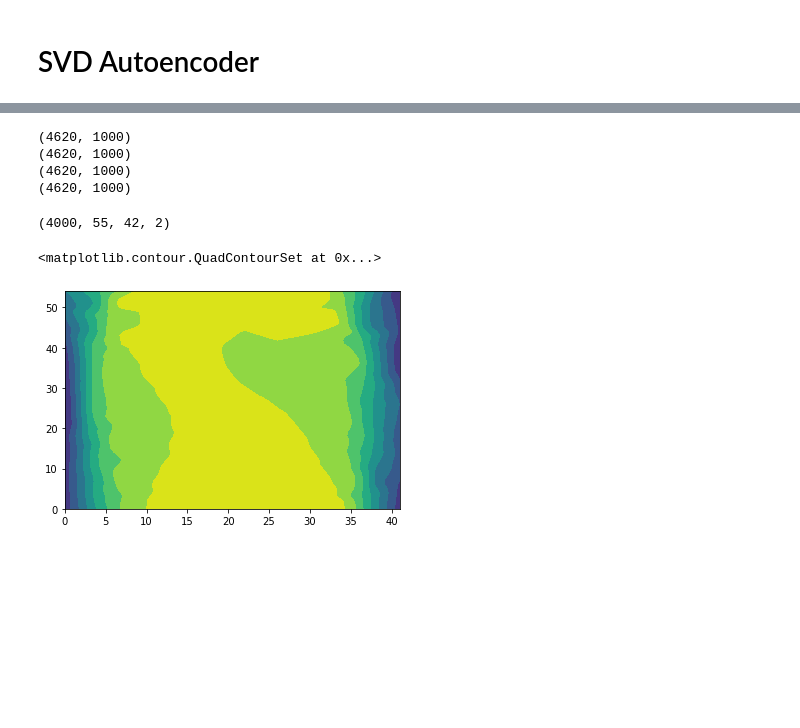
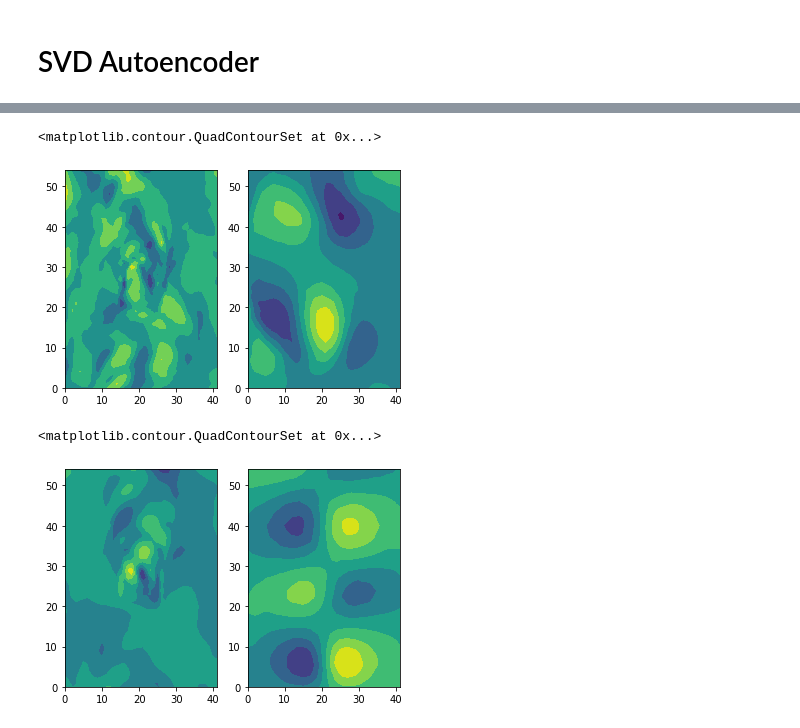
Before and after one commit to acse-zrw20/DD-GAN-AE, a Jupyter notebook: examples/basic_usage.ipynb, the cells around one changed output, grey strips where cells are left out. Saved outputs shown, nothing was run; the diff lists cells and outputs as text; code cells hidden in the pictures; blank space fills up the shorter version.

```diff
--- a/examples/basic_usage.ipynb
+++ b/examples/basic_usage.ipynb
@@ -292,0 +274,4 @@ snapshots_grids = np.load("./../submodules/DD-GAN/data/processed/snaphsots_field
+# %%
+x_train, x_val = train_test_split(snapshots_grids, test_size=0.1 )
+x_train = layer(x_train).numpy().swapaxes(0, 2)
+x_val = layer(x_val).numpy().swapaxes(0, 2)
@@ -293,6 +286,6 @@ snapshots_grids = np.load("./../submodules/DD-GAN/data/processed/snaphsots_field
 # %%
 initializer = tf.keras.initializers.RandomNormal(mean=0.0, stddev=0.05, seed=None)
-optimizer = tf.keras.optimizers.Nadam(lr=0.0003, beta_1=0.9, beta_2=0.999)
+optimizer = tf.keras.optimizers.Nadam(lr=0.0006, beta_1=0.9, beta_2=0.999)
 
 dense_encoder = build_dense_encoder(10, initializer, info=False)
 dense_decoder = build_dense_decoder(100, 10, initializer, info=False)
@@ -300,4 +293,4 @@ dense_decoder = build_dense_decoder(100, 10, initializer, info=False)
 svdae = SVDAE(dense_encoder, dense_decoder, optimizer)
 svdae.compile(100)
 # %%
-svdae.train(snapshots_grids, 20, val_data=snapshots_grids)
+svdae.train(x_train, 50, val_data=x_val)
@@ -386,24 +297,40 @@ ax.contourf(snap[10, :, :, 0])
-# %%
-for i in snapshots_grids:
-    print(i.shape)
-# %% [output]
-(4620, 1000)
-(4620, 1000)
-(4620, 1000)
-(4620, 1000)
-# %%
-snapshots_grids = np.load("./../submodules/DD-GAN/data/processed/snaphsots_field_Velocity_4_1000steps.npy")
-
-input_shape = (55, 42, 2)
-snapshots = convert_2d(snapshots_grids, input_shape, 1000)
-snapshots = np.array(snapshots).reshape(4000, *input_shape)
-# %%
-snapshots.shape
-# %% [output]
-(4000, 55, 42, 2)
-# %%
-fig, ax = plt.subplots(1)
-ax.contourf(snapshots[3010,:,:,0])
-# %% [output]
-<matplotlib.contour.QuadContourSet at 0x...>
-[figure, removed]
+# %%
+original = snapshots_grids[2, :, 200]
+
+result = svdae.predict_single(original)
+result = np.expand_dims(result,(0,2))
+input_shape = (55, 42, 2)
+result = convert_2d(result, input_shape, 1)
+
+
+original = np.expand_dims(original,(0,2))
+input_shape = (55, 42, 2)
+original = convert_2d(original, input_shape, 1)
+
+
+fig, ax = plt.subplots(1,2)
+ax[0].contourf(result[0][0, :, :, 0])
+ax[1].contourf(original[0][0, :, :, 0])
+# %% [output]
+<matplotlib.contour.QuadContourSet at 0x...>
+[figure, added]
+# %%
+original = x_val[2, :, 30]
+
+result = svdae.predict_single(original)
+result = np.expand_dims(result,(0,2))
+input_shape = (55, 42, 2)
+result = convert_2d(result, input_shape, 1)
+
+
+original = np.expand_dims(original,(0,2))
+input_shape = (55, 42, 2)
+original = convert_2d(original, input_shape, 1)
+
+
+fig, ax = plt.subplots(1,2)
+ax[0].contourf(result[0][0, :, :, 0])
+ax[1].contourf(original[0][0, :, :, 0])
+# %% [output]
+<matplotlib.contour.QuadContourSet at 0x...>
+[figure, added]
```
Also changed, not shown: parts of 19 cells of this notebook, 4 other files.
